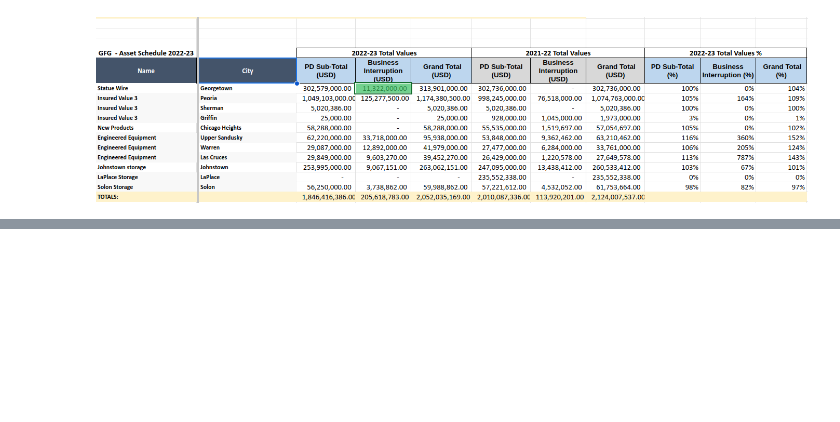
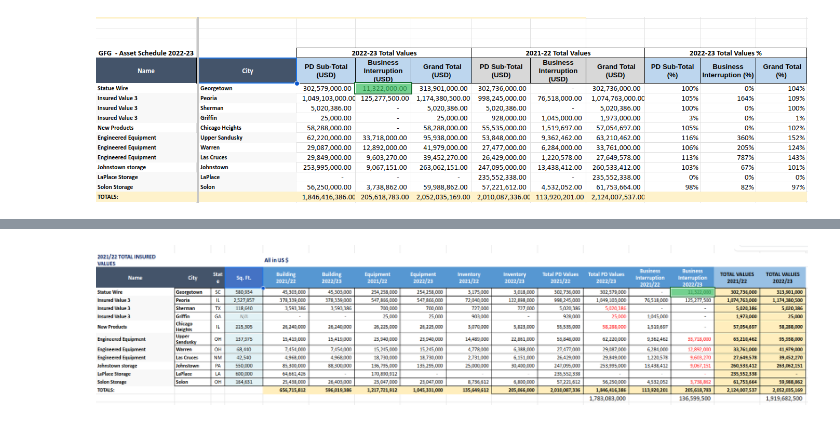
Before and after one commit to SavaStevanovic/table_extractor, a Jupyter notebook: project/main.ipynb, the cells around one changed output, grey strips where cells are left out. Drawn from its saved outputs; the diff is of its cells as text; code cells hidden in the pictures; blank space fills up the shorter version.

```diff
--- a/project/main.ipynb
+++ b/project/main.ipynb
@@ -130,3 +130,7 @@ out[2]
 | Johnstown storage | Johnstown | 253995000 | 9067151 | 263062151 | 2022 | 1.027924 | ... |
 | LaPlace Storage | LaPlace | 0 | 0 | 0 | 2022 | 0 | ... |
 | Solon Storage | Solon | 56250000 | 3738862 | 59988862 | 2022 | 0.98302 | ... |
+# %%
+Image(filename="/app/demo_images/second_sheet.png")
+# %% [output]
+[figure, added]
```
Also changed, not shown: parts of 8 cells of this notebook.
